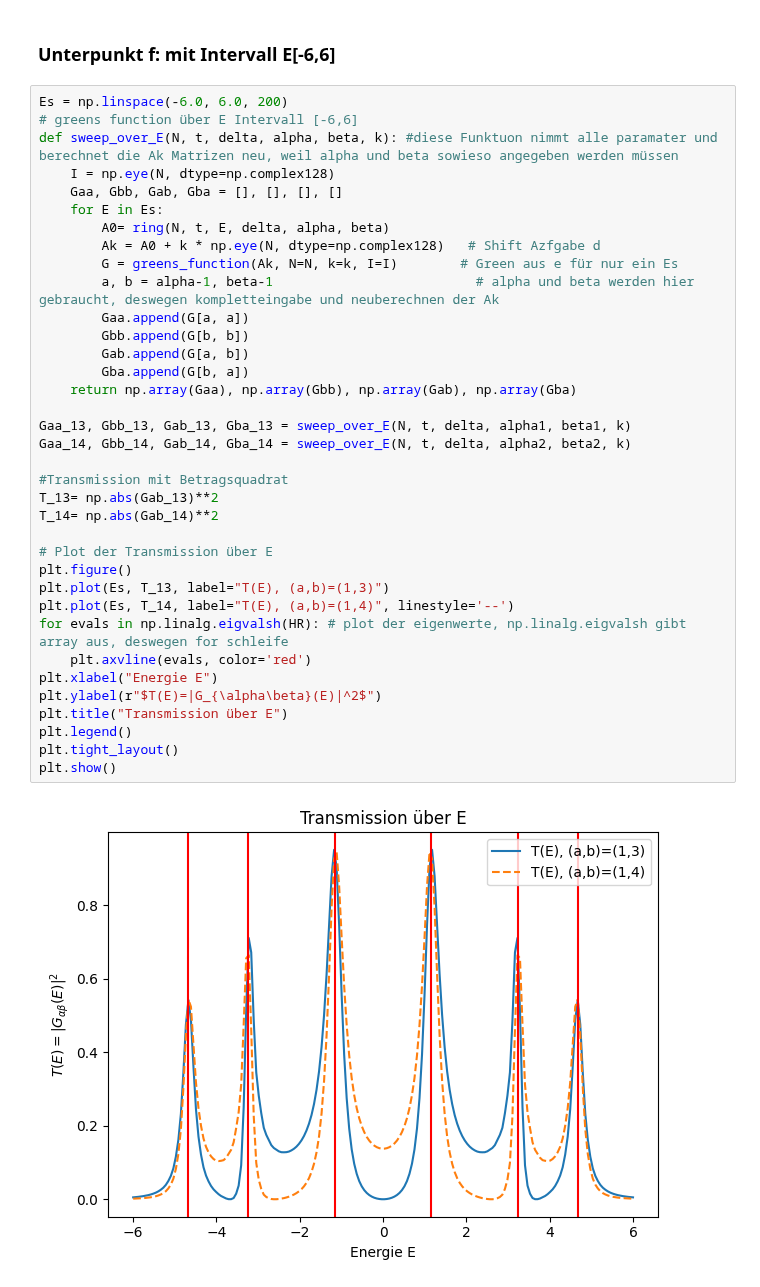
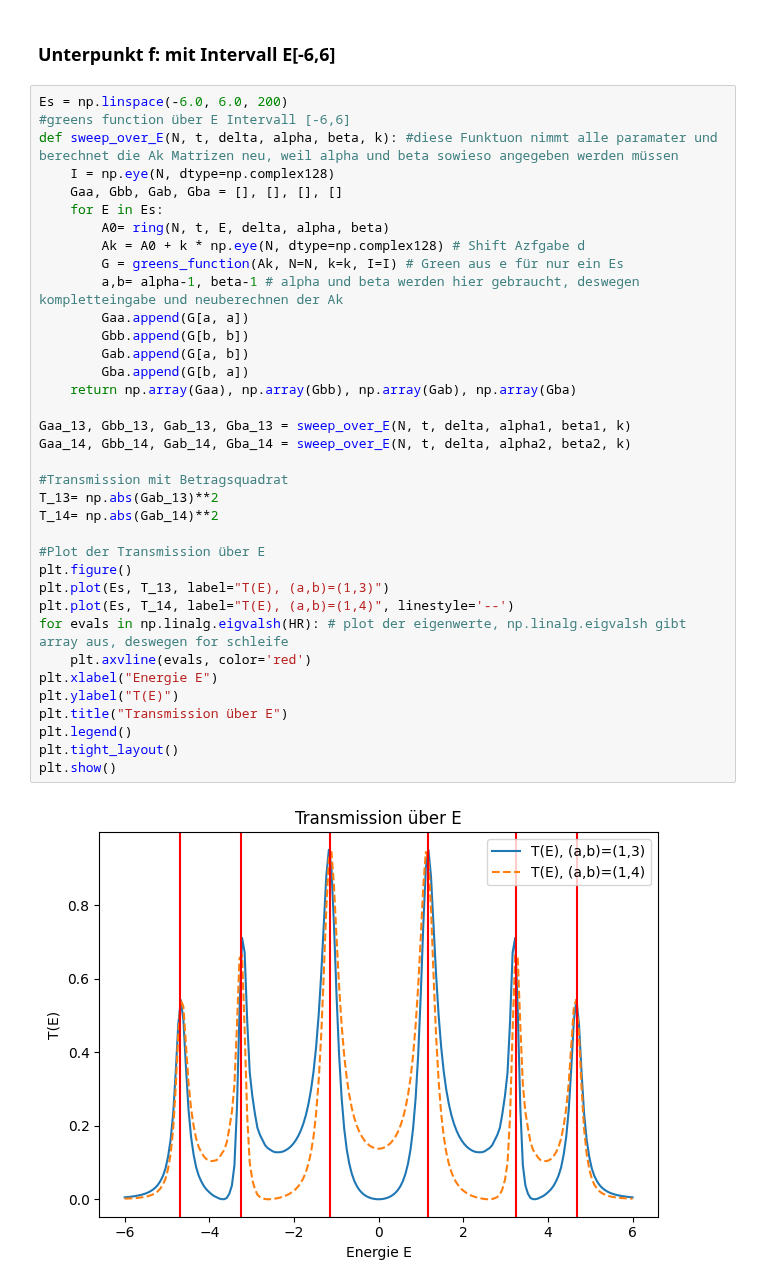
Before and after one commit to OverAmpJinx/CompPhyWS25, a Jupyter notebook: Assignment1/a13transportsystem.ipynb, the cells around one changed output. Drawn from its saved outputs; the diff is of its cells as text.

```diff
--- a/Assignment1/a13transportsystem.ipynb
+++ b/Assignment1/a13transportsystem.ipynb
@@ -190,39 +192,39 @@ G2(beta,alpha:) (0.23015342113361933-0.0902996311355864j)
 ### Unterpunkt f: mit Intervall E[-6,6]
 # %%
 Es = np.linspace(-6.0, 6.0, 200)
-# greens function über E Intervall [-6,6]
+#greens function über E Intervall [-6,6]
 def sweep_over_E(N, t, delta, alpha, beta, k): #diese Funktuon nimmt alle paramater und berechnet die Ak Matrizen neu, weil alpha und beta sowieso angegeben werden müssen
     I = np.eye(N, dtype=np.complex128)
     Gaa, Gbb, Gab, Gba = [], [], [], []
     for E in Es:
         A0= ring(N, t, E, delta, alpha, beta)
-        Ak = A0 + k * np.eye(N, dtype=np.complex128)   # Shift Azfgabe d
-        G = greens_function(Ak, N=N, k=k, I=I)        # Green aus e für nur ein Es
-        a, b = alpha-1, beta-1                          # alpha und beta werden hier gebraucht, deswegen kompletteingabe und neuberechnen der Ak
+        Ak = A0 + k * np.eye(N, dtype=np.complex128) # Shift Azfgabe d
+        G = greens_function(Ak, N=N, k=k, I=I) # Green aus e für nur ein Es
+        a,b= alpha-1, beta-1 # alpha und beta werden hier gebraucht, deswegen kompletteingabe und neuberechnen der Ak
         Gaa.append(G[a, a])
         Gbb.append(G[b, b])
         Gab.append(G[a, b])
         Gba.append(G[b, a])
     return np.array(Gaa), np.array(Gbb), np.array(Gab), np.array(Gba)
 
 Gaa_13, Gbb_13, Gab_13, Gba_13 = sweep_over_E(N, t, delta, alpha1, beta1, k)
 Gaa_14, Gbb_14, Gab_14, Gba_14 = sweep_over_E(N, t, delta, alpha2, beta2, k)
 
 #Transmission mit Betragsquadrat
 T_13= np.abs(Gab_13)**2
 T_14= np.abs(Gab_14)**2
 
-# Plot der Transmission über E
+#Plot der Transmission über E
 plt.figure()
 plt.plot(Es, T_13, label="T(E), (a,b)=(1,3)")
 plt.plot(Es, T_14, label="T(E), (a,b)=(1,4)", linestyle='--')
 for evals in np.linalg.eigvalsh(HR): # plot der eigenwerte, np.linalg.eigvalsh gibt array aus, deswegen for schleife
     plt.axvline(evals, color='red')
 plt.xlabel("Energie E")
-plt.ylabel(r"$T(E)=|G_{\alpha\beta}(E)|^2$")
+plt.ylabel("T(E)")
 plt.title("Transmission über E")
 plt.legend()
 plt.tight_layout()
 plt.show()
 # %% [output]
-[figure, old version]
+[figure, new version]
```
Also changed, not shown: parts of 5 cells of this notebook, 3 other files.
